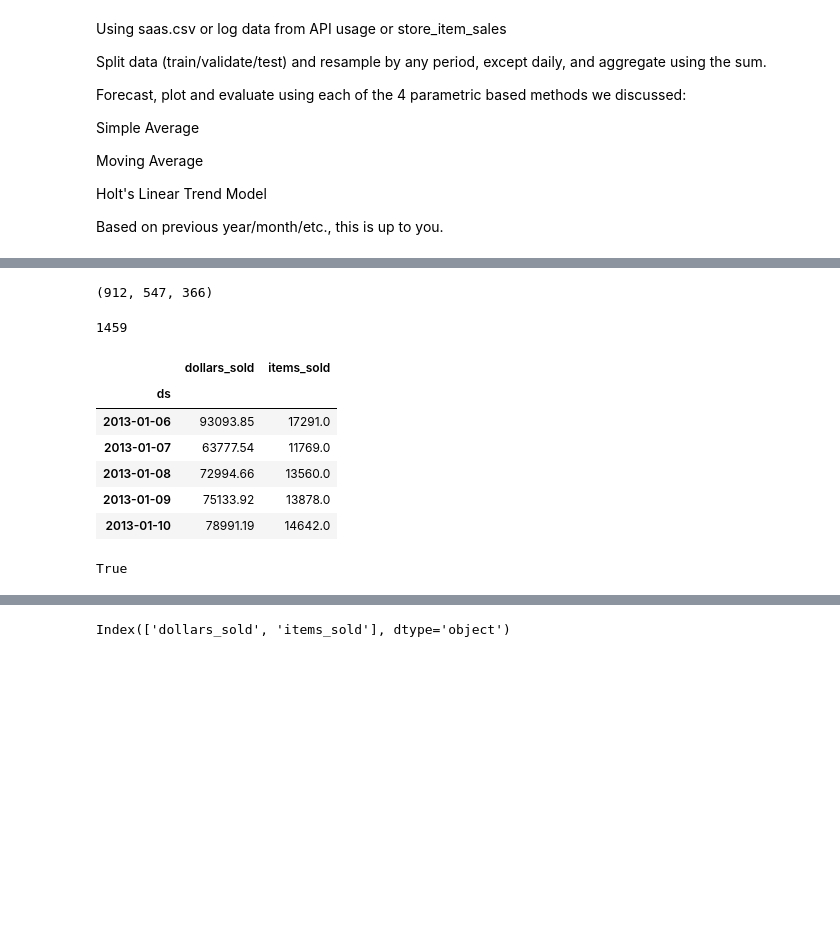
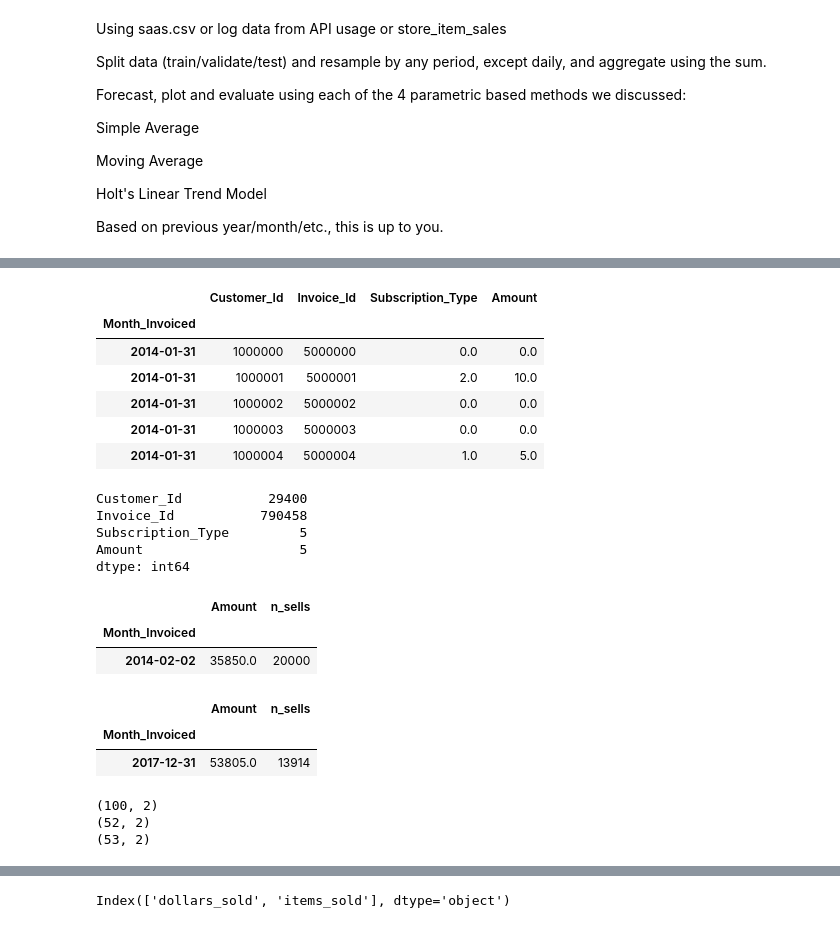
Before and after one commit to Olivert75/time-series-exercises, a Jupyter notebook: model.ipynb, the cells around one changed output, grey strips where cells are left out. Cells and saved outputs as stored; diff of their text form; code cells hidden in the pictures; blank space fills up the shorter version.

```diff
--- a/model.ipynb
+++ b/model.ipynb
@@ -102,22 +84,22 @@ test_size = int(len(df) - train_size - validate_size)
 # %%
-train_size, validate_size, test_size
+df.head()
 # %% [output]
-(912, 547, 366)
+|  | Customer_Id | Invoice_Id | Subscription_Type | Amount |
+| Month_Invoiced |  |  |  |  |
+| 2014-01-31 | 1000000 | 5000000 | 0.0 | 0.0 |
+| 2014-01-31 | 1000001 | 5000001 | 2.0 | 10.0 |
+| 2014-01-31 | 1000002 | 5000002 | 0.0 | 0.0 |
+| 2014-01-31 | 1000003 | 5000003 | 0.0 | 0.0 |
+| 2014-01-31 | 1000004 | 5000004 | 1.0 | 5.0 |
 # %%
-# validate will go from 912 to 912+547
-validate_end_index =  train_size + validate_size
-validate_end_index
+df.nunique()
 # %% [output]
-1459
+Customer_Id           29400
+Invoice_Id           790458
+Subscription_Type         5
+Amount                    5
+dtype: int64
 # %%
-#Use the value to split dataframe
-df[5:10]
+# resample by any period, except daily, and aggregate using the sum.
+df_resample =df.resample('W')[['Amount']].sum()
-# %% [output]
-|  | dollars_sold | items_sold |
-| ds |  |  |
-| 2013-01-06 | 93093.85 | 17291.0 |
-| 2013-01-07 | 63777.54 | 11769.0 |
-| 2013-01-08 | 72994.66 | 13560.0 |
-| 2013-01-09 | 75133.92 | 13878.0 |
-| 2013-01-10 | 78991.19 | 14642.0 |
 # %%
@@ -130,6 +107,25 @@ test = df[validate_end_index:]
+# %%
+df_resample.head(1)
+# %% [output]
+|  | Amount | n_sells |
+| Month_Invoiced |  |  |
+| 2014-02-02 | 35850.0 | 20000 |
+# %%
+df_resample.tail(1)
+# %% [output]
+|  | Amount | n_sells |
+| Month_Invoiced |  |  |
+| 2017-12-31 | 53805.0 | 13914 |
 # %%
-# is len of train + validate + test == lenght of entire dataframe.
-print(len(train) + len(validate) + len(test) == len(df))
+train = df_resample[:'2015']
+validate = df_resample['2016']
+test = df_resample['2017']
+
+print(train.shape)
+print(validate.shape)
+print(test.shape)
 # %% [output]
-True
+(100, 2)
+(52, 2)
+(53, 2)
 # %%
```
Also changed, not shown: parts of 26 cells of this notebook.
